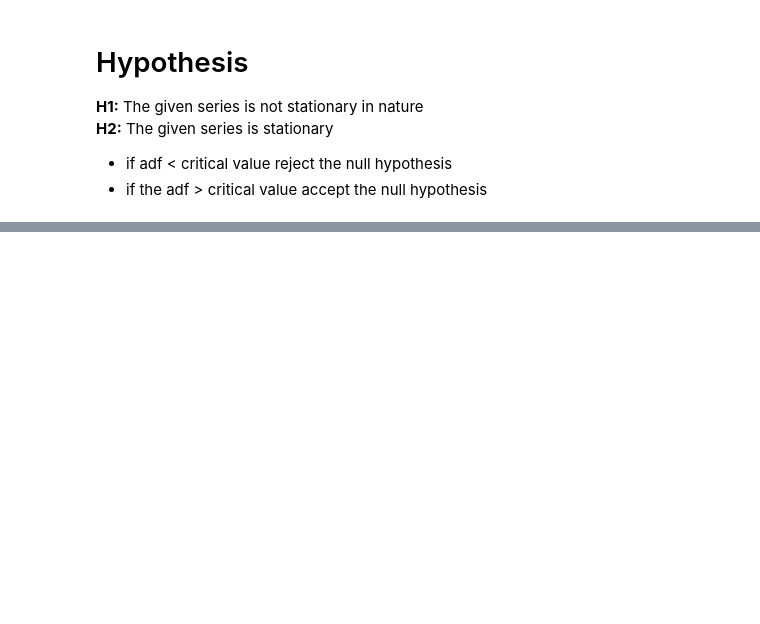
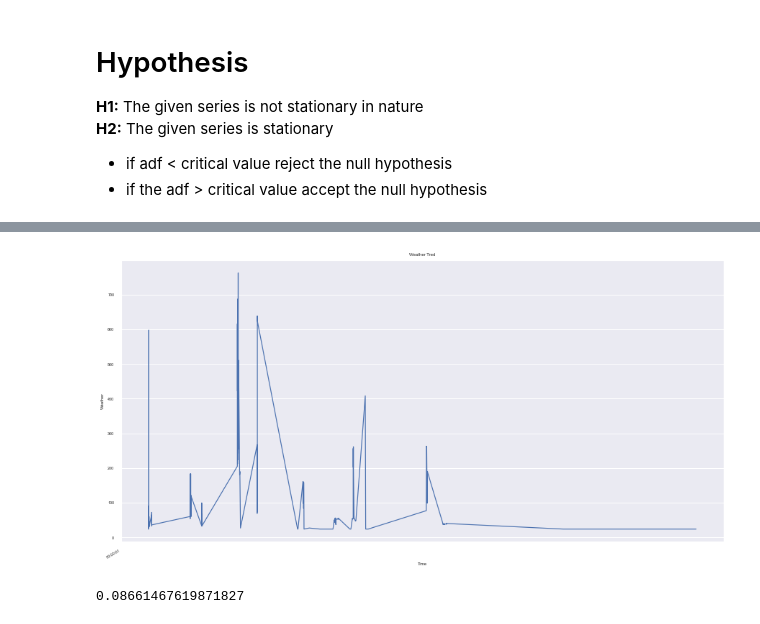
Before and after one commit to gamesconsort/games-formulaaihack, a Jupyter notebook: experimentations/notebooks/Formular HackAI (DATA PREPROCESSING).ipynb, the cells around one changed output, grey strips where cells are left out. Drawn from its saved outputs; the diff is of its cells as text; code cells hidden in the pictures; blank space fills up the shorter version.

```diff
--- a/experimentations/notebooks/Formular HackAI (DATA PREPROCESSING).ipynb
+++ b/experimentations/notebooks/Formular HackAI (DATA PREPROCESSING).ipynb
@@ -621,0 +632,24 @@ series = df['M_RAIN_PERCENTAGE'].values
+# %%
+plt.figure(figsize=(15,8))
+df.groupby('TIMESTAMP')['M_RAIN_PERCENTAGE'].sum().plot(linewidth=1.2,
+                                             ylabel='Weather',
+                                             xlabel='Time',
+                                             title='Weather Tred');
+# %% [output]
+[figure, added]
+# %%
+from sktime.datasets import load_airline
+from sktime.forecasting.base import ForecastingHorizon
+from sktime.forecasting.model_selection import temporal_train_test_split
+from sktime.forecasting.theta import ThetaForecaster
+from sktime.performance_metrics.forecasting import mean_absolute_percentage_error
+
+y = load_airline()
+y_train, y_test = temporal_train_test_split(y)
+fh = ForecastingHorizon(y_test.index, is_relative=False)
+forecaster = ThetaForecaster(sp=12)  # monthly seasonal periodicity
+forecaster.fit(y_train)
+y_pred = forecaster.predict(fh)
+mean_absolute_percentage_error(y_test, y_pred)
+# %% [output]
+0.08661467619871827
```
Also changed, not shown: parts of 18 cells of this notebook.
